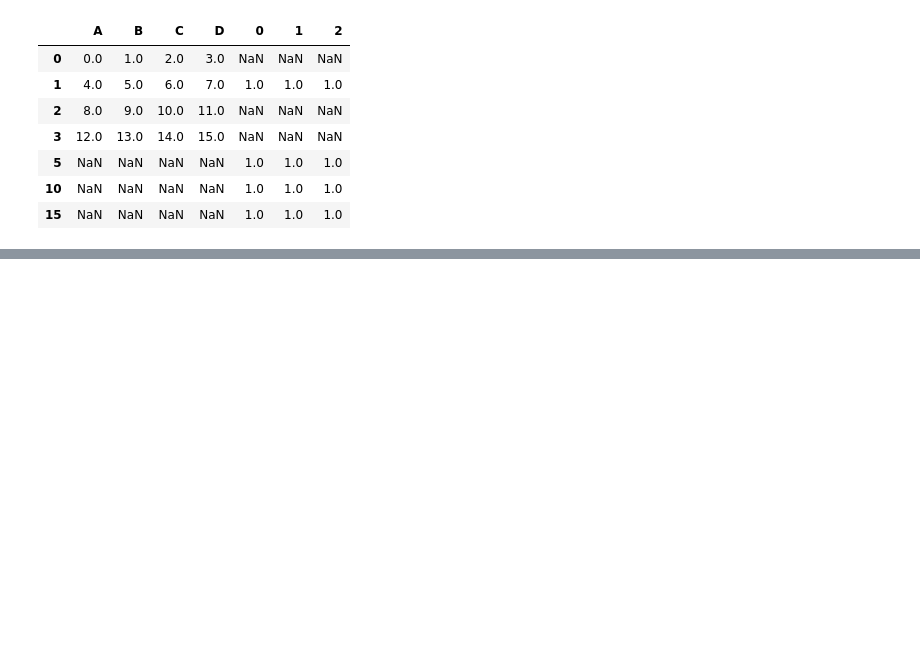
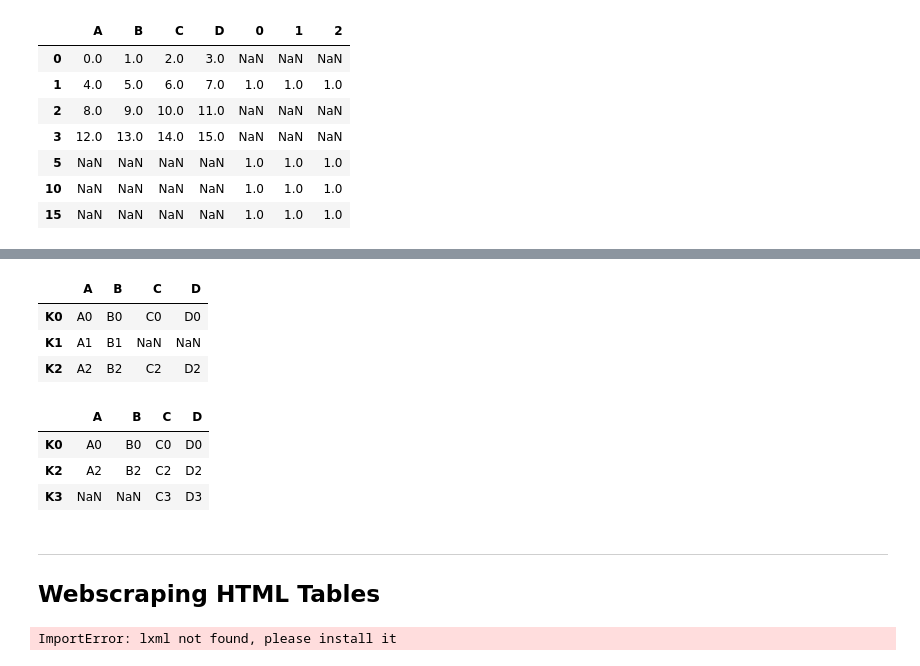
Before and after one commit to Rufshod/Databehandling-Alexander-Andersson, a Jupyter notebook: Code-alongs/L3_merging.ipynb, the cells around one changed output, grey strips where cells are left out. Saved outputs shown, nothing was run; the diff lists cells and outputs as text; code cells hidden in the pictures; blank space fills up the shorter version.

```diff
--- a/Code-alongs/L3_merging.ipynb
+++ b/Code-alongs/L3_merging.ipynb
@@ -123,0 +239,11 @@ pd.concat([df1,df3], axis=1) # both have 1 as index. so 1 gets concatinated
+# %%
+left = pd.DataFrame(
+    {"A": ["A0", "A1", "A2"], "B": ["B0", "B1", "B2"]}, index=["K0", "K1", "K2"]
+)
+
+
+right = pd.DataFrame(
+    {"C": ["C0", "C2", "C3"], "D": ["D0", "D2", "D3"]}, index=["K0", "K2", "K3"]
+)
+
+left, right
@@ -123,0 +259,23 @@ pd.concat([df1,df3], axis=1) # both have 1 as index. so 1 gets concatinated
+# %%
+# note we join on 1 which only exists in left -> so this is a left join
+left.join(right)
+# %% [output]
+|  | A | B | C | D |
+| K0 | A0 | B0 | C0 | D0 |
+| K1 | A1 | B1 | NaN | NaN |
+| K2 | A2 | B2 | C2 | D2 |
+# %%
+# indices form right -> right join
+left.join(right, how= "right")
+# %% [output]
+|  | A | B | C | D |
+| K0 | A0 | B0 | C0 | D0 |
+| K2 | A2 | B2 | C2 | D2 |
+| K3 | NaN | NaN | C3 | D3 |
+# %% [markdown]
+----
+## Webscraping HTML Tables
+# %%
+pd.read_html("https://en.wikipedia.org/wiki/FIFA")
+# %% [output]
+ImportError: lxml not found, please install it
```
Also changed, not shown: parts of 10 cells of this notebook, 2 other files.
